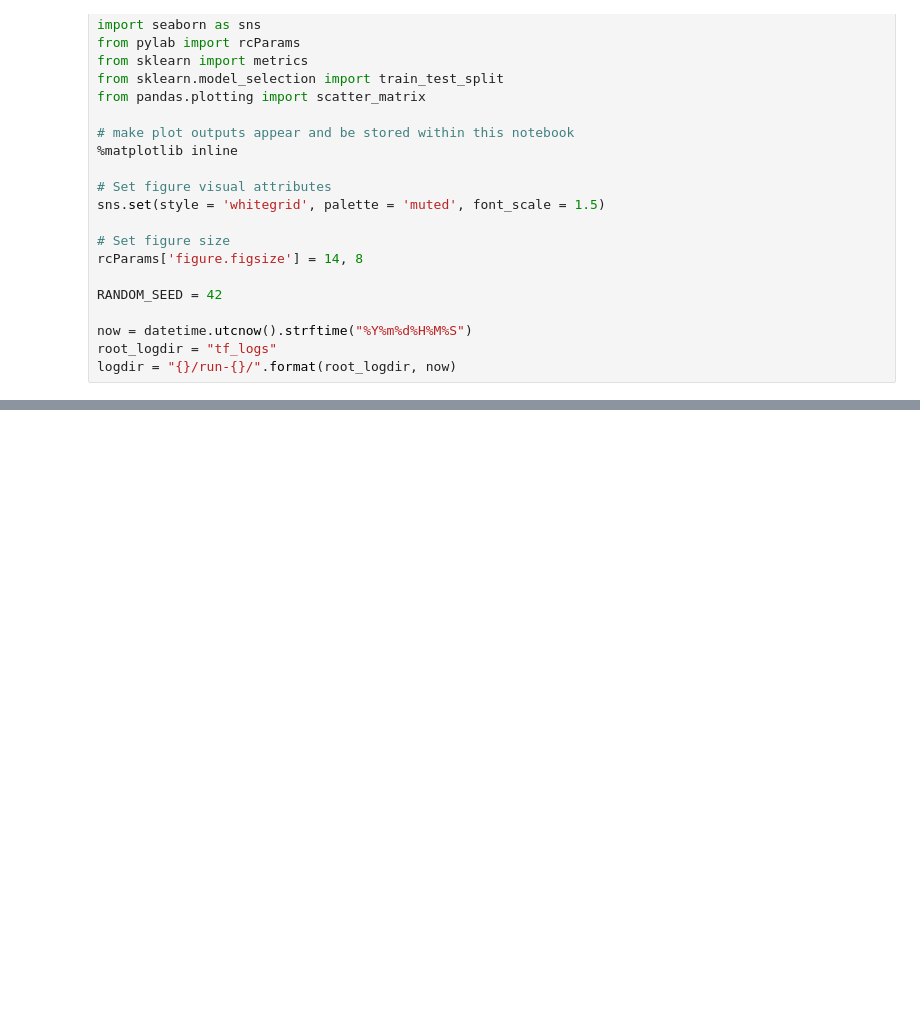
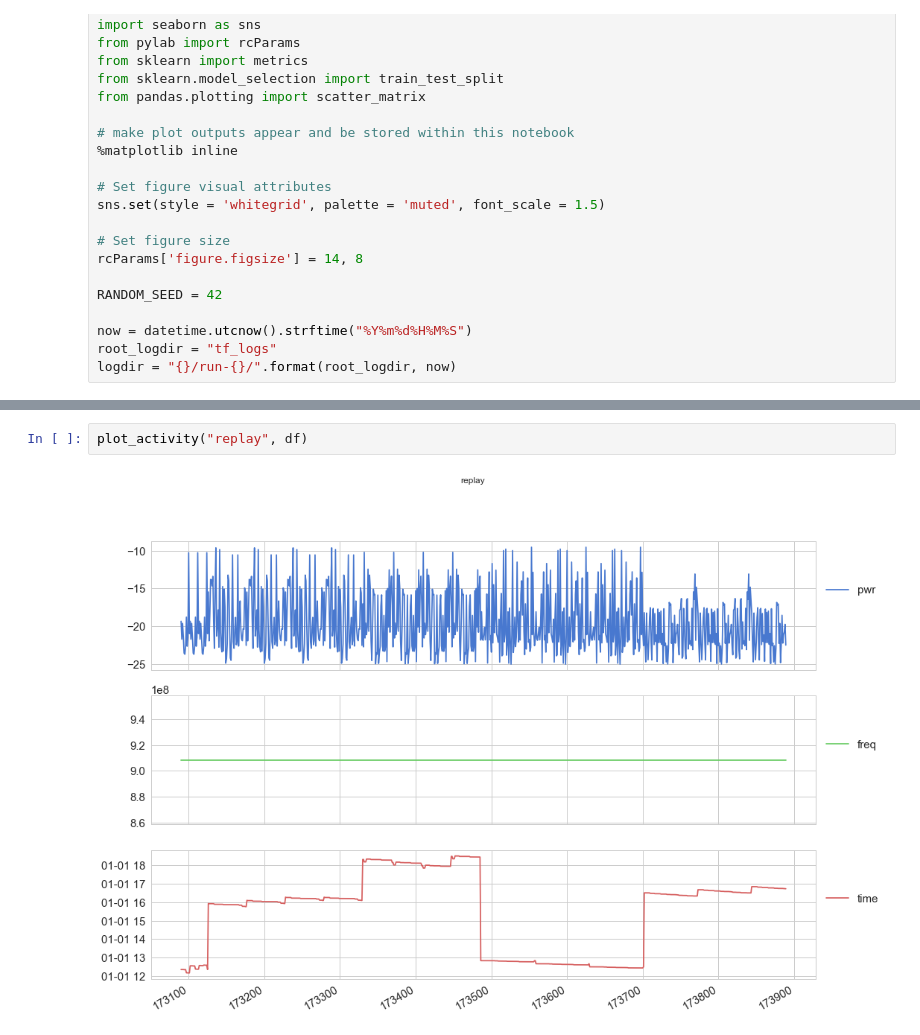
Before and after one commit to booman171/RF_Algo, a Jupyter notebook: RF_Algo.ipynb, the cells around one changed output, grey strips where cells are left out. Saved outputs shown, nothing was run; the diff lists cells and outputs as text; blank space fills up the shorter version.

```diff
--- a/RF_Algo.ipynb
+++ b/RF_Algo.ipynb
@@ -89,0 +107,4 @@ Name: module, dtype: int64
+# %%
+plot_activity("replay", df)
+# %% [output]
+[figure, added]
```
Also changed, not shown: parts of 38 cells of this notebook, 4 other files.
